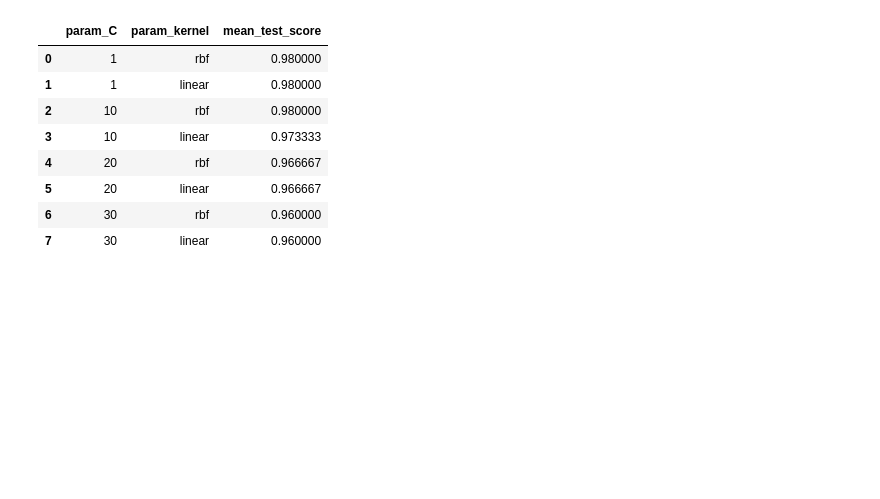
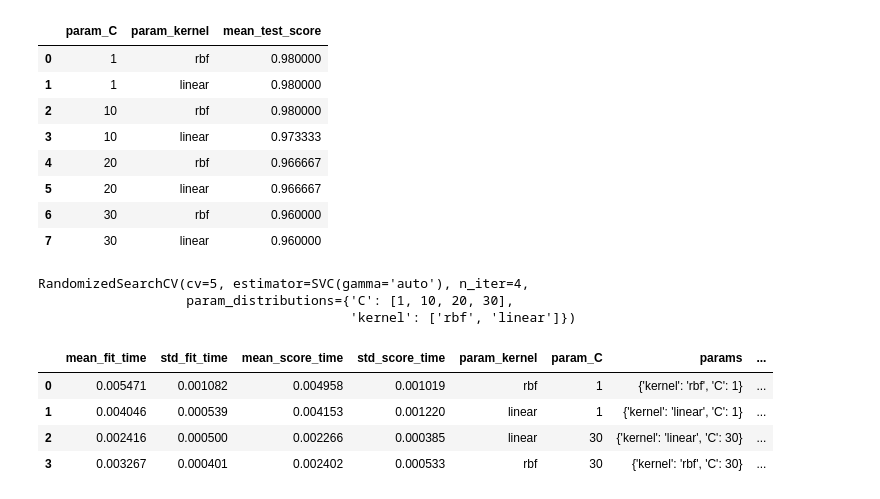
Before and after one commit to alinazeeshan/ML---learning-journey, a Jupyter notebook: gridSearch_cv.ipynb, the cells around one changed output. Drawn from its saved outputs; the diff is of its cells as text; code cells hidden in the pictures; blank space fills up the shorter version.

Commit message:
randomized search cv

```diff
--- a/gridSearch_cv.ipynb
+++ b/gridSearch_cv.ipynb
@@ -118,0 +122,22 @@ results[['param_C','param_kernel','mean_test_score']]
+# %%
+classifier_r = RandomizedSearchCV((model_svm),{
+    'C' : [1,10,20,30],
+    'kernel' :['rbf','linear'],
+},n_iter = 4,cv = 5,return_train_score = False)
+# %%
+
+classifier_r.fit(X,y)
+# %% [output]
+RandomizedSearchCV(cv=5, estimator=SVC(gamma='auto'), n_iter=4,
+                   param_distributions={'C': [1, 10, 20, 30],
+                                        'kernel': ['rbf', 'linear']})
+# %%
+results = pd.DataFrame(classifier_r.cv_results_)
+# %%
+results
+# %% [output]
+|  | mean_fit_time | std_fit_time | mean_score_time | std_score_time | param_kernel | param_C | params | ... |
+| 0 | 0.005471 | 0.001082 | 0.004958 | 0.001019 | rbf | 1 | {'kernel': 'rbf', 'C': 1} | ... |
+| 1 | 0.004046 | 0.000539 | 0.004153 | 0.001220 | linear | 1 | {'kernel': 'linear', 'C': 1} | ... |
+| 2 | 0.002416 | 0.000500 | 0.002266 | 0.000385 | linear | 30 | {'kernel': 'linear', 'C': 30} | ... |
+| 3 | 0.003267 | 0.000401 | 0.002402 | 0.000533 | rbf | 30 | {'kernel': 'rbf', 'C': 30} | ... |
```
Also changed, not shown: parts of 2 cells of this notebook.
